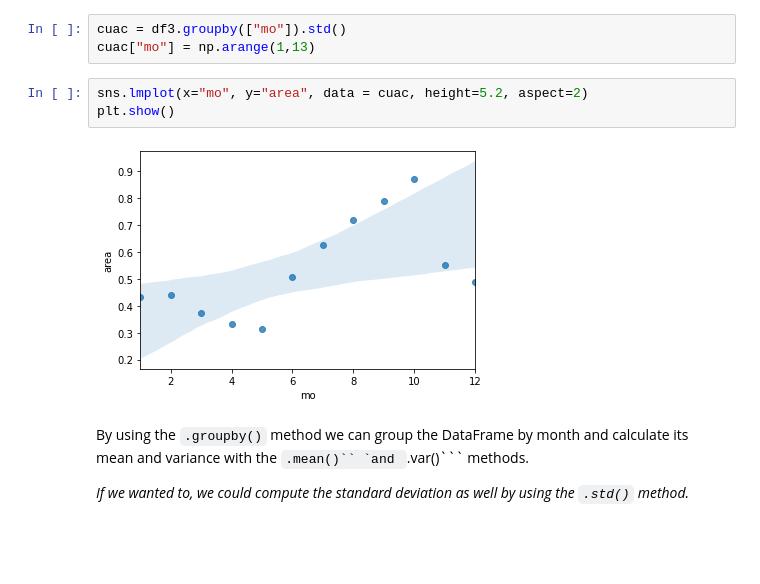
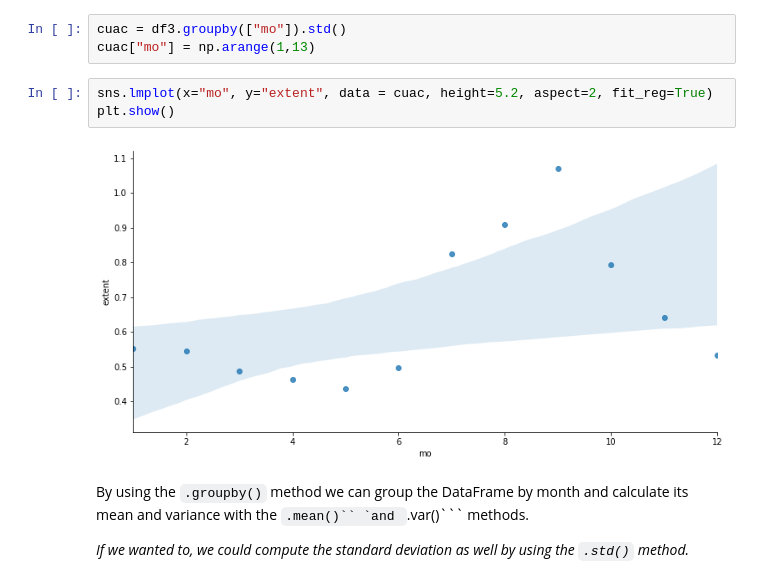
Before and after one commit to Jorgvt/Master_IA3, a Jupyter notebook: Introducción a Python/Estadística/Tarea Entregable/Sea Ice Extent.ipynb, the cells around one changed output. Saved outputs shown, nothing was run; the diff lists cells and outputs as text; blank space fills up the shorter version.

````diff
--- a/Introducción a Python/Estadística/Tarea Entregable/Sea Ice Extent.ipynb
+++ b/Introducción a Python/Estadística/Tarea Entregable/Sea Ice Extent.ipynb
@@ -115,10 +115,10 @@ plt.show()
 cuac = df3.groupby(["mo"]).std()
 cuac["mo"] = np.arange(1,13)
 # %%
-sns.lmplot(x="mo", y="area", data = cuac, height=5.2, aspect=2)
+sns.lmplot(x="mo", y="extent", data = cuac, height=5.2, aspect=2, fit_reg=True)
 plt.show()
 # %% [output]
-[figure, old version]
+[figure, new version]
 # %% [markdown]
 By using the ```.groupby()``` method we can group the DataFrame by month and calculate its mean and variance with the ```.mean()`` `and ```.var()``` methods.
 
````
